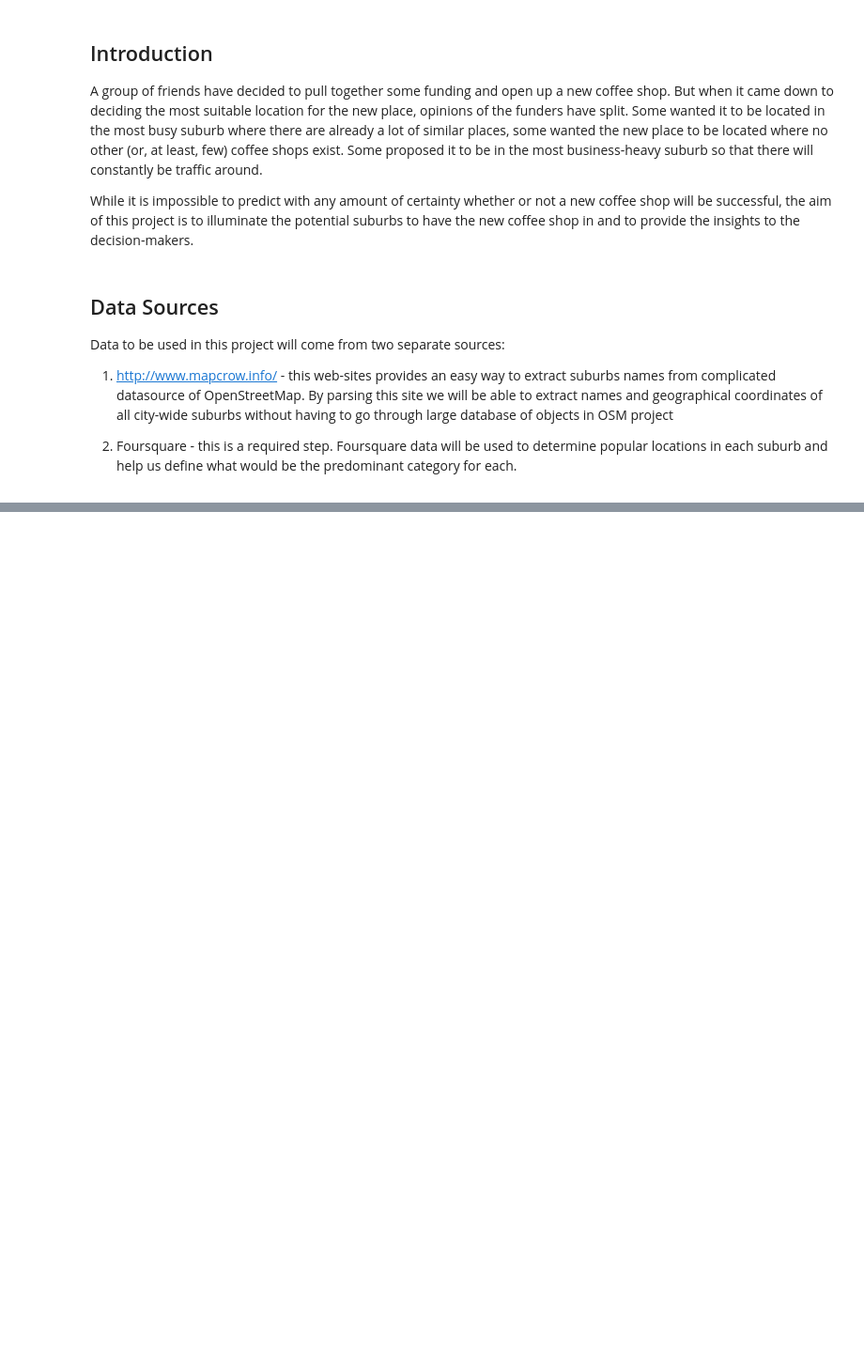
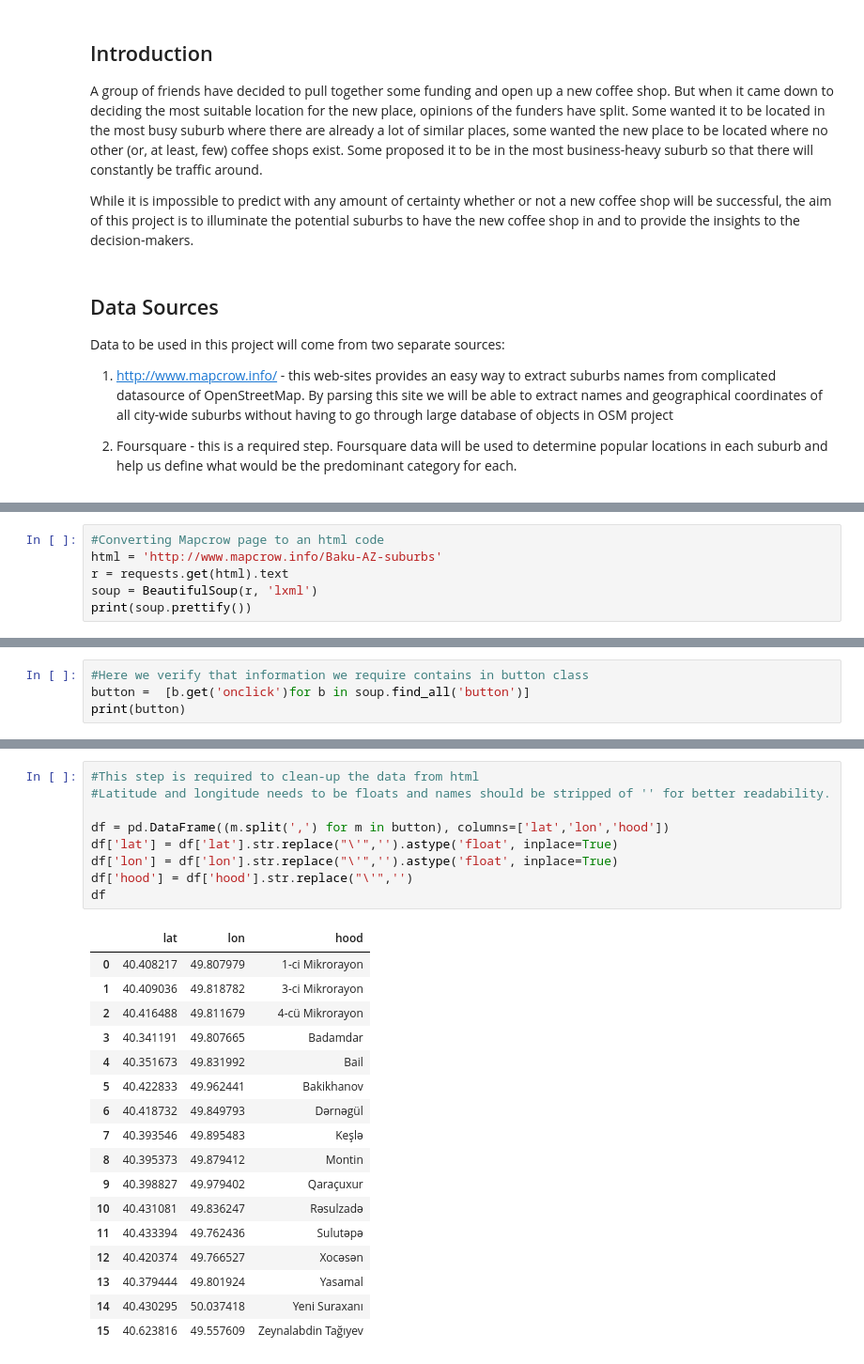
Before and after one commit to zlobendog/Coursera_Capstone, a Jupyter notebook: Battle of Neighborhoods.ipynb, the cells around one changed output, grey strips where cells are left out. Shown at 94% size. Cells and saved outputs as stored; diff of their text form; blank space fills up the shorter version.

```diff
--- a/Battle of Neighborhoods.ipynb
+++ b/Battle of Neighborhoods.ipynb
@@ -20,0 +32,6 @@ import folium
+# %%
+#Converting Mapcrow page to an html code
+html = 'http://www.mapcrow.info/Baku-AZ-suburbs'
+r = requests.get(html).text
+soup = BeautifulSoup(r, 'lxml')
+print(soup.prettify())
@@ -20,0 +56,4 @@ import folium
+# %%
+#Here we verify that information we require contains in button class
+button =  [b.get('onclick')for b in soup.find_all('button')]
+print(button)
@@ -20,0 +85,27 @@ import folium
+# %%
+#This step is required to clean-up the data from html
+#Latitude and longitude needs to be floats and names should be stripped of '' for better readability.
+
+df = pd.DataFrame((m.split(',') for m in button), columns=['lat','lon','hood'])
+df['lat'] = df['lat'].str.replace("\'",'').astype('float', inplace=True)
+df['lon'] = df['lon'].str.replace("\'",'').astype('float', inplace=True)
+df['hood'] = df['hood'].str.replace("\'",'')
+df
+# %% [output]
+|  | lat | lon | hood |
+| 0 | 40.408217 | 49.807979 | 1-ci Mikrorayon |
+| 1 | 40.409036 | 49.818782 | 3-ci Mikrorayon |
+| 2 | 40.416488 | 49.811679 | 4-cü Mikrorayon |
+| 3 | 40.341191 | 49.807665 | Badamdar |
+| 4 | 40.351673 | 49.831992 | Bail |
+| 5 | 40.422833 | 49.962441 | Bakikhanov |
+| 6 | 40.418732 | 49.849793 | Dərnəgül |
+| 7 | 40.393546 | 49.895483 | Keşlə |
+| 8 | 40.395373 | 49.879412 | Montin |
+| 9 | 40.398827 | 49.979402 | Qaraçuxur |
+| 10 | 40.431081 | 49.836247 | Rəsulzadə |
+| 11 | 40.433394 | 49.762436 | Sulutəpə |
+| 12 | 40.420374 | 49.766527 | Xocəsən |
+| 13 | 40.379444 | 49.801924 | Yasamal |
+| 14 | 40.430295 | 50.037418 | Yeni Suraxanı |
+| 15 | 40.623816 | 49.557609 | Zeynalabdin Tağıyev |
```
Also changed, not shown: parts of 19 cells of this notebook.
